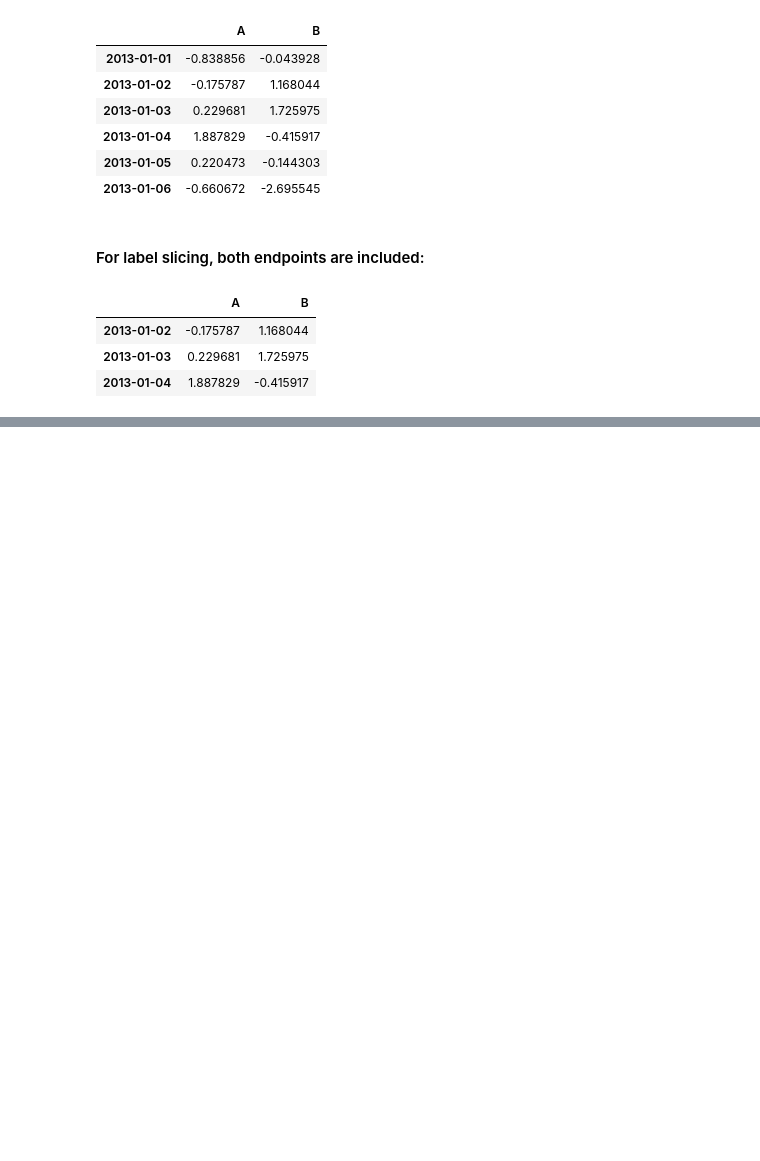
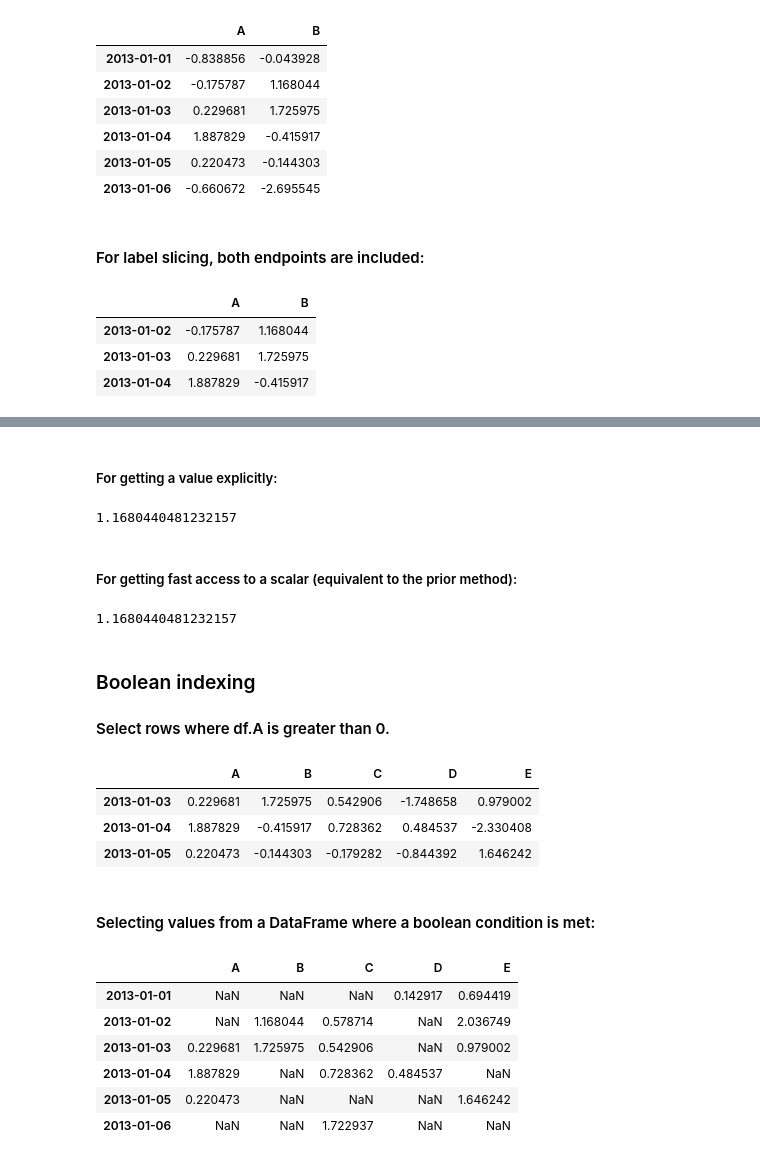
Before and after one commit to Zeeshan138063/data_science_practice, a Jupyter notebook: pandas.ipynb, the cells around one changed output, grey strips where cells are left out. Cells and saved outputs as stored; diff of their text form; code cells hidden in the pictures; blank space fills up the shorter version.

Commit message:
Boolean indexing

```diff
--- a/pandas.ipynb
+++ b/pandas.ipynb
@@ -302,0 +353,34 @@ df.loc["20130102":"20130104", ["A","B"]]
+# %% [markdown]
+##### For getting a value explicitly:
+# %%
+df.iloc[1,1]
+# %% [output]
+1.1680440481232157
+# %% [markdown]
+##### For getting fast access to a scalar (equivalent to the prior method):
+# %%
+df.iat[1,1]
+# %% [output]
+1.1680440481232157
+# %% [markdown]
+### Boolean indexing
+#### Select rows where df.A is greater than 0.
+# %%
+df[df["A"] > 0]
+# %% [output]
+|  | A | B | C | D | E |
+| 2013-01-03 | 0.229681 | 1.725975 | 0.542906 | -1.748658 | 0.979002 |
+| 2013-01-04 | 1.887829 | -0.415917 | 0.728362 | 0.484537 | -2.330408 |
+| 2013-01-05 | 0.220473 | -0.144303 | -0.179282 | -0.844392 | 1.646242 |
+# %% [markdown]
+#### Selecting values from a DataFrame where a boolean condition is met:
+# %%
+df[df > 0]
+# %% [output]
+|  | A | B | C | D | E |
+| 2013-01-01 | NaN | NaN | NaN | 0.142917 | 0.694419 |
+| 2013-01-02 | NaN | 1.168044 | 0.578714 | NaN | 2.036749 |
+| 2013-01-03 | 0.229681 | 1.725975 | 0.542906 | NaN | 0.979002 |
+| 2013-01-04 | 1.887829 | NaN | 0.728362 | 0.484537 | NaN |
+| 2013-01-05 | 0.220473 | NaN | NaN | NaN | 1.646242 |
+| 2013-01-06 | NaN | NaN | 1.722937 | NaN | NaN |
```
Also changed, not shown: parts of 12 cells of this notebook.
